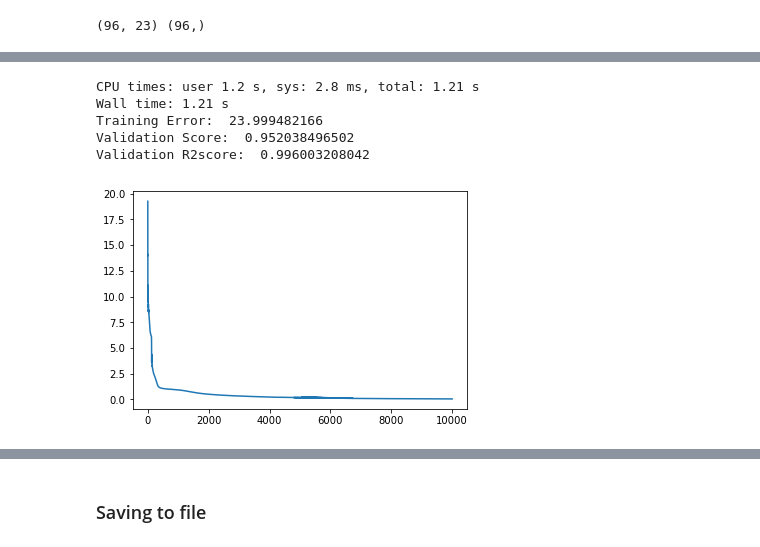
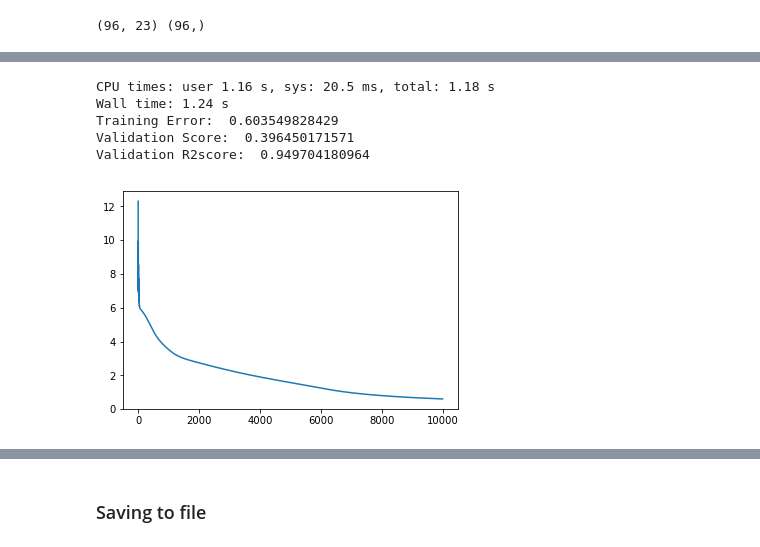
Before and after one commit to ithallojunior/sistemas_inteligentes1, a Jupyter notebook: ga_mlp_bot/parkinson_overfitted.ipynb, the cells around one changed output, grey strips where cells are left out. Saved outputs shown, nothing was run; the diff lists cells and outputs as text; code cells hidden in the pictures.

```diff
--- a/ga_mlp_bot/parkinson_overfitted.ipynb
+++ b/ga_mlp_bot/parkinson_overfitted.ipynb
@@ -111,0 +109,34 @@ plt.show()
+# %%
+#looking for better parameters
+tot = 30
+sc = 0.8
+j = 0
+bestseed = 0
+myrange = np.random.randint(0, 10000, (tot))
+for i in myrange:
+        st = datetime.datetime.now()
+        clf = mlp(seed=i, activation="tanh", max_iter=10000,
+                  hidden_layer_size=12, alpha=0.001, momentum=0.9,
+                  tol=1e-3, weight_range=(-1,1), bias=True, classifier=True)
+
+
+        clf.fit(X_data_sc, y)
+        predi =  clf.predict(X_data_sc)
+        r2 = clf.score(X_data_sc, y) #r2_score(predi, y)
+        delta_t = datetime.datetime.now() - st
+        if r2>sc:
+            print "-------------------------------"
+            #if r2!=1.0:
+            print "new best found: ", r2, "seed", i
+            print "Estimated remaining time: ", delta_t * (tot - j)
+            print "Estimated finishing time: ", datetime.datetime.now() + delta_t * (tot - j)
+
+            sc = r2
+            bestseed = i
+            #else:
+            # print "Passing overfitting"
+        j+=1
+
+print "\n\n=======ended======\n\n"
+print "Best seed found:", bestseed, "score:", sc
+print "Finished at ", datetime.datetime.now()
@@ -112,27 +159,26 @@ plt.show()
 # %%
-clf = mlp(seed=0, activation="sigmoid", max_iter=10000,
-          hidden_layer_size=15, alpha=0.11, momentum=0.9,
-          tol=1e-10, weight_range=(-1,1), bias=True, classifier=False)
+clf = mlp(seed=4021, activation="tanh", max_iter=10000,
+          hidden_layer_size=12, alpha=0.001, momentum=0.9,
+          tol=1e-3, weight_range=(-1,1), bias=True, classifier=False)
 
 %time clf.fit(X_data_sc, y)
-print "Training Error: ", 1 - clf.score(X_data, y)
+print "Training Error: ", 1 - clf.score(X_data_sc, y)
 
 pred =  clf.predict(X_data_sc)
 
 print "Validation Score: ", clf.score(X_data_sc, y)
 print "Validation R2score: ", r2_score(y, pred)
 
 %matplotlib inline
 plt.plot(clf.error_list)
 #plt.ylim(0, 15)
 plt.show()
-pred = clf.predict(X_data_sc)
 for i in xrange(pred.shape[0]):
     print pred[i,0], y[i]
 # %% [output]
-CPU times: user 1.2 s, sys: 2.8 ms, total: 1.21 s
-Wall time: 1.21 s
-Training Error:  23.999482166
-Validation Score:  0.952038496502
-Validation R2score:  0.996003208042
+CPU times: user 1.16 s, sys: 20.5 ms, total: 1.18 s
+Wall time: 1.24 s
+Training Error:  0.603549828429
+Validation Score:  0.396450171571
+Validation R2score:  0.949704180964
-[figure, old version]
+[figure, new version]
```
Also changed, not shown: parts of 35 cells of this notebook, 2 other files.
